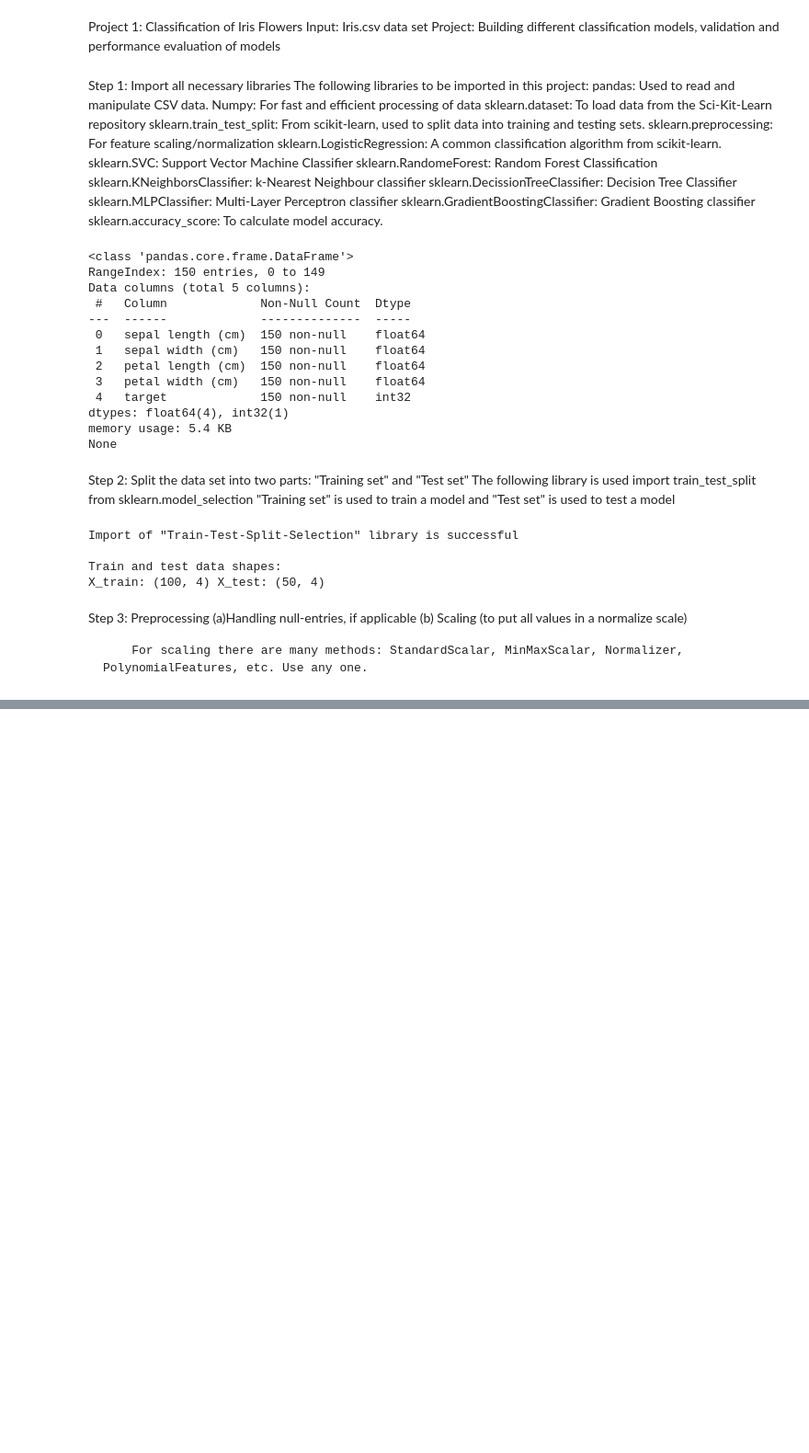
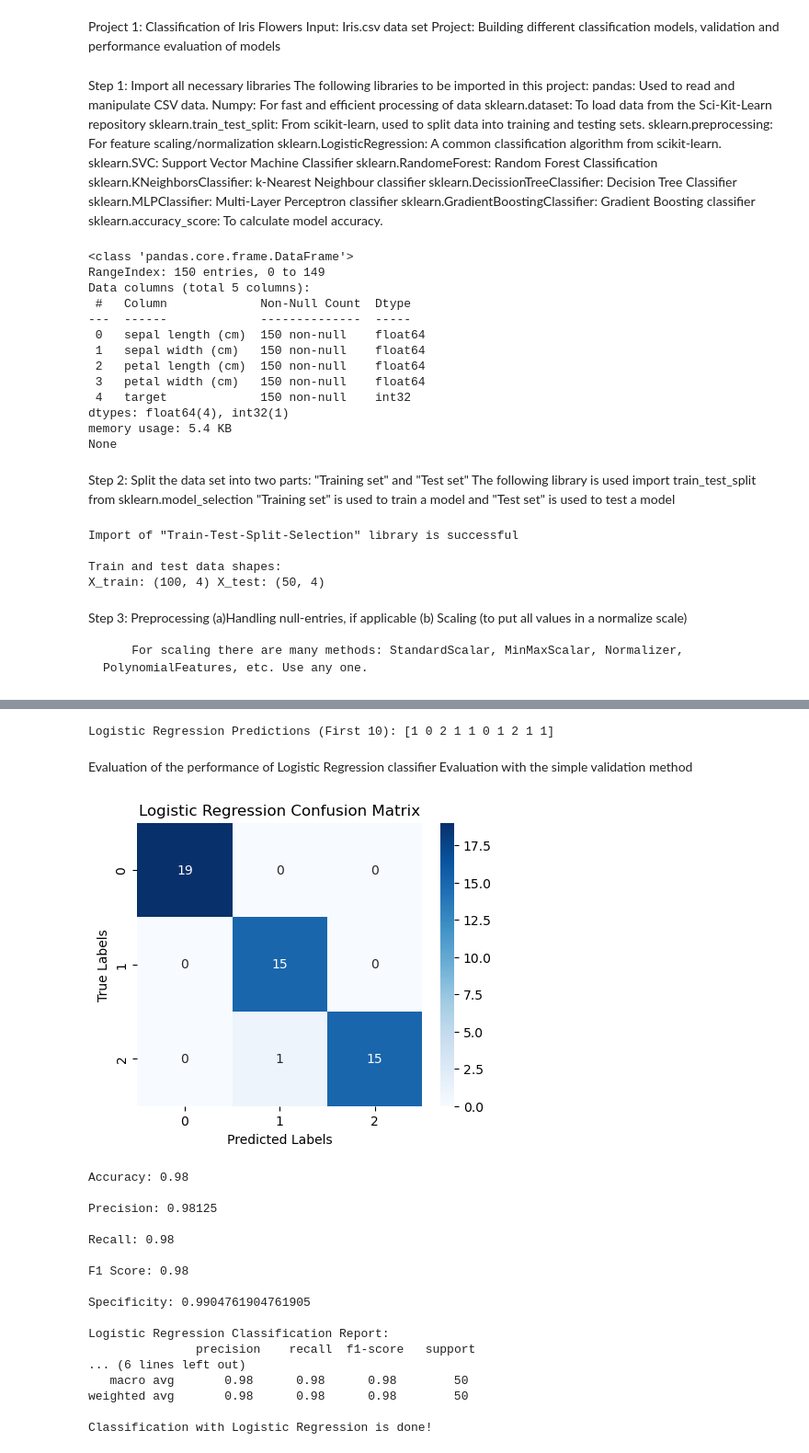
Before and after one commit to abhinavteja2005/Python-lab, a Jupyter notebook: Python lab 4/project_1.ipynb, the cells around one changed output, grey strips where cells are left out. Shown: that part at 92% size. Saved outputs shown, nothing was run; the diff lists cells and outputs as text; code cells hidden in the pictures; blank space fills up the shorter version.

```diff
--- a/Python lab 4/project_1.ipynb
+++ b/Python lab 4/project_1.ipynb
@@ -189,0 +513,79 @@ Min-Max Scaled Data (First 5 rows):
+# %%
+# Import Logistic Regression from sklearn package
+from sklearn.linear_model import LogisticRegression
+
+# Logistic Regression Classifier
+lr_model = LogisticRegression(random_state=42, max_iter=200)  # Initialize model
+
+# Fit the model with scaled training data
+lr_model.fit(X_train_scaled, y_train)
+
+# Get predictions on the test set
+lr_predictions = lr_model.predict(X_test_scaled)
+
+# Predicted result
+y_pred = lr_predictions
+
+# Print first 10 predictions
+print("\nLogistic Regression Predictions (First 10):", y_pred[:10])
+# %% [output]
+Logistic Regression Predictions (First 10): [1 0 2 1 1 0 1 2 1 1]
+# %% [markdown]
+Evaluation of the performance of Logistic Regression classifier
+Evaluation with the simple validation method
+# %%
+from sklearn.metrics import accuracy_score, precision_score, recall_score, f1_score, confusion_matrix, classification_report
+
+# Plot confusion matrix
+plot_confusion_matrix(y_test, y_pred, "Logistic Regression Confusion Matrix")
+
+# Accuracy: (TP+TN) / (TP+TN+FP+FN)
+lr_accuracy = accuracy_score(y_test, y_pred)
+print("\nAccuracy:", lr_accuracy)
+
+# Precision: TP / (TP + FP)
+lr_precision = precision_score(y_test, y_pred, average="weighted")
+print("\nPrecision:", lr_precision)
+
+# Recall: TP / (TP + FN)
+lr_recall = recall_score(y_test, y_pred, average="weighted")
+print("\nRecall:", lr_recall)
+
+# F1-score: Harmonic mean of Precision and Recall
+lr_f1 = f1_score(y_test, y_pred, average="weighted")
+print("\nF1 Score:", lr_f1)
+
+# Specificity calculation
+cm = confusion_matrix(y_test, y_pred)
+specificity = []
+for i in range(len(cm)):
+    tn = np.sum(cm) - np.sum(cm[i, :]) - np.sum(cm[:, i]) + cm[i, i]
+    fp = np.sum(cm[:, i]) - cm[i, i]
+    specificity.append(tn / (tn + fp))
+
+lr_specificity = np.mean(specificity)
+print("\nSpecificity:", lr_specificity)
+
+# Classification report
+print("\nLogistic Regression Classification Report:\n", classification_report(y_test, y_pred))
+
+print("Classification with Logistic Regression is done!")
+# %% [output]
+[figure, added]
+Accuracy: 0.98
+
+Precision: 0.98125
+
+Recall: 0.98
+
+F1 Score: 0.98
+
+Specificity: 0.9904761904761905
+
+Logistic Regression Classification Report:
+               precision    recall  f1-score   support
+... (6 lines left out)
+   macro avg       0.98      0.98      0.98        50
+weighted avg       0.98      0.98      0.98        50
+
+Classification with Logistic Regression is done!
```
Also changed, not shown: parts of 30 cells of this notebook, 1 other file.
